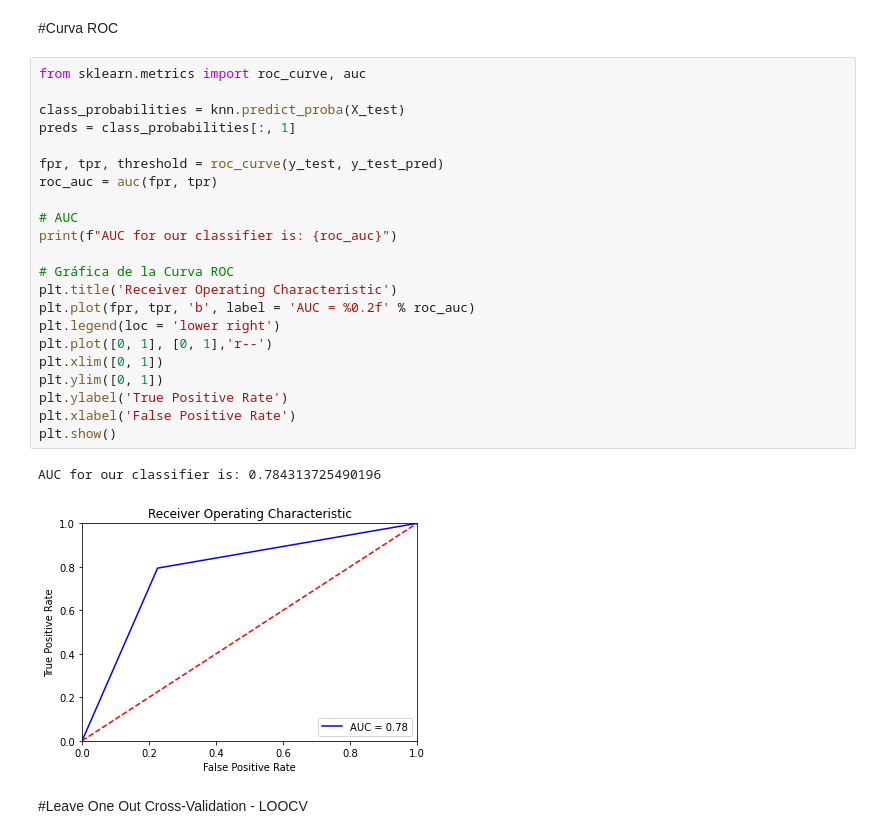
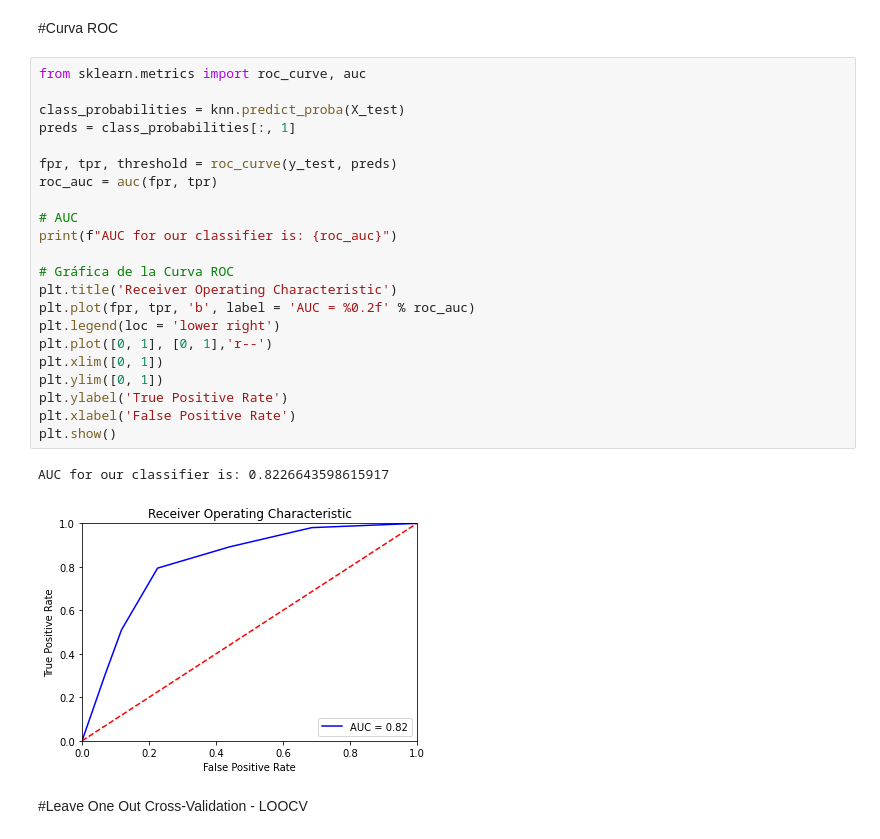
Before and after one commit to cporras/lol-esports, a Jupyter notebook: Notebooks/Algoritmos_clasificacion_5_MejorandoKNN.ipynb, the cells around one changed output. Saved outputs shown, nothing was run; the diff lists cells and outputs as text.

```diff
--- a/Notebooks/Algoritmos_clasificacion_5_MejorandoKNN.ipynb
+++ b/Notebooks/Algoritmos_clasificacion_5_MejorandoKNN.ipynb
@@ -166,28 +171,28 @@ F1 Score:    %  0.7864077669902914
 # %%
 from sklearn.metrics import roc_curve, auc
 
 class_probabilities = knn.predict_proba(X_test)
 preds = class_probabilities[:, 1]
 
-fpr, tpr, threshold = roc_curve(y_test, y_test_pred)
+fpr, tpr, threshold = roc_curve(y_test, preds)
 roc_auc = auc(fpr, tpr)
 
 # AUC
 print(f"AUC for our classifier is: {roc_auc}")
 
 # Gráfica de la Curva ROC
 plt.title('Receiver Operating Characteristic')
 plt.plot(fpr, tpr, 'b', label = 'AUC = %0.2f' % roc_auc)
 plt.legend(loc = 'lower right')
 plt.plot([0, 1], [0, 1],'r--')
 plt.xlim([0, 1])
 plt.ylim([0, 1])
 plt.ylabel('True Positive Rate')
 plt.xlabel('False Positive Rate')
 plt.show()
 # %% [output]
-AUC for our classifier is: 0.784313725490196
+AUC for our classifier is: 0.8226643598615917
-[figure, old version]
+[figure, new version]
 # %% [markdown]
 #Leave One Out Cross-Validation - LOOCV
 # %%
```
Also changed, not shown: parts of 4 cells of this notebook.
